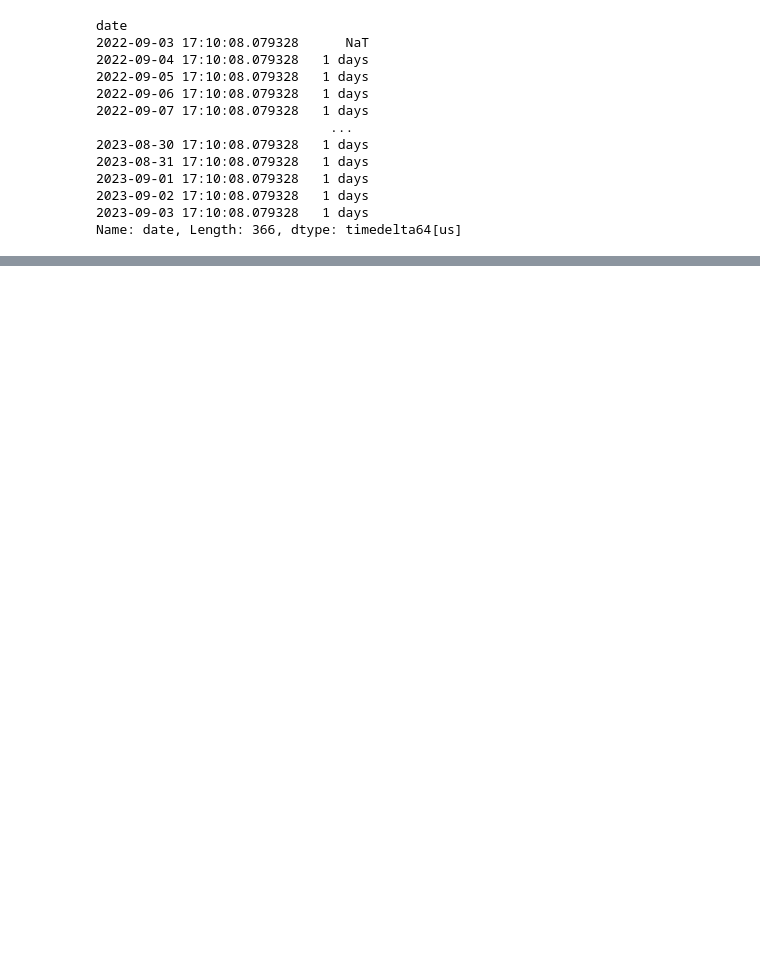
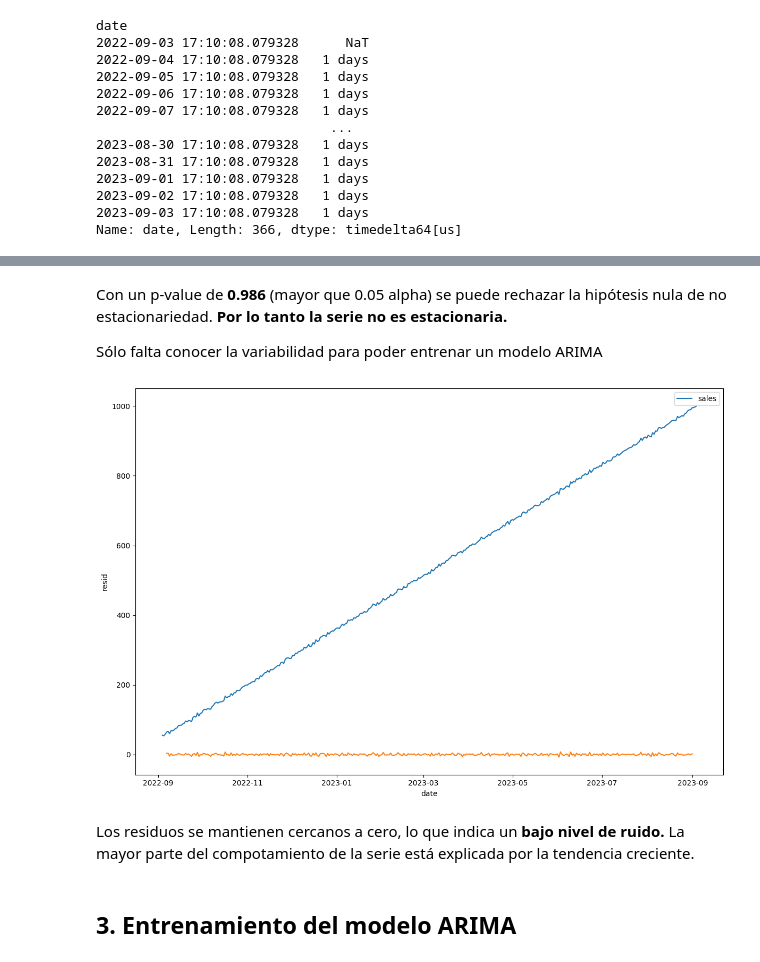
Before and after one commit to 4GeeksAcademy/ekbalam11-machine-learning, a Jupyter notebook: src/10-time-series-forecasting-sales.ipynb, the cells around one changed output, grey strips where cells are left out. Drawn from its saved outputs; the diff is of its cells as text; code cells hidden in the pictures; blank space fills up the shorter version.

```diff
--- a/src/10-time-series-forecasting-sales.ipynb
+++ b/src/10-time-series-forecasting-sales.ipynb
@@ -117,0 +149,17 @@ ModuleNotFoundError: No module named 'statsmodels'
+# %% [markdown]
+Con un p-value de **0.986** (mayor que 0.05 alpha) se puede rechazar la hipótesis nula de no estacionariedad. **Por lo tanto la serie no es estacionaria.**
+
+Sólo falta conocer la variabilidad para poder entrenar un modelo ARIMA
+# %%
+residual = decomposition.resid
+fig, axes = plt.subplots(figsize=(12, 8))
+sns.lineplot(data=ser, ax=axes)
+sns.lineplot(data=residual, ax=axes)
+plt.tight_layout()
+plt.show()
+# %% [output]
+[figure, added]
+# %% [markdown]
+Los residuos se mantienen cercanos a cero, lo que indica un **bajo nivel de ruido.** La mayor parte del compotamiento de la serie está explicada por la tendencia creciente.
+# %% [markdown]
+## 3. Entrenamiento del modelo ARIMA
```
Also changed, not shown: parts of 29 cells of this notebook, 2 other files.
